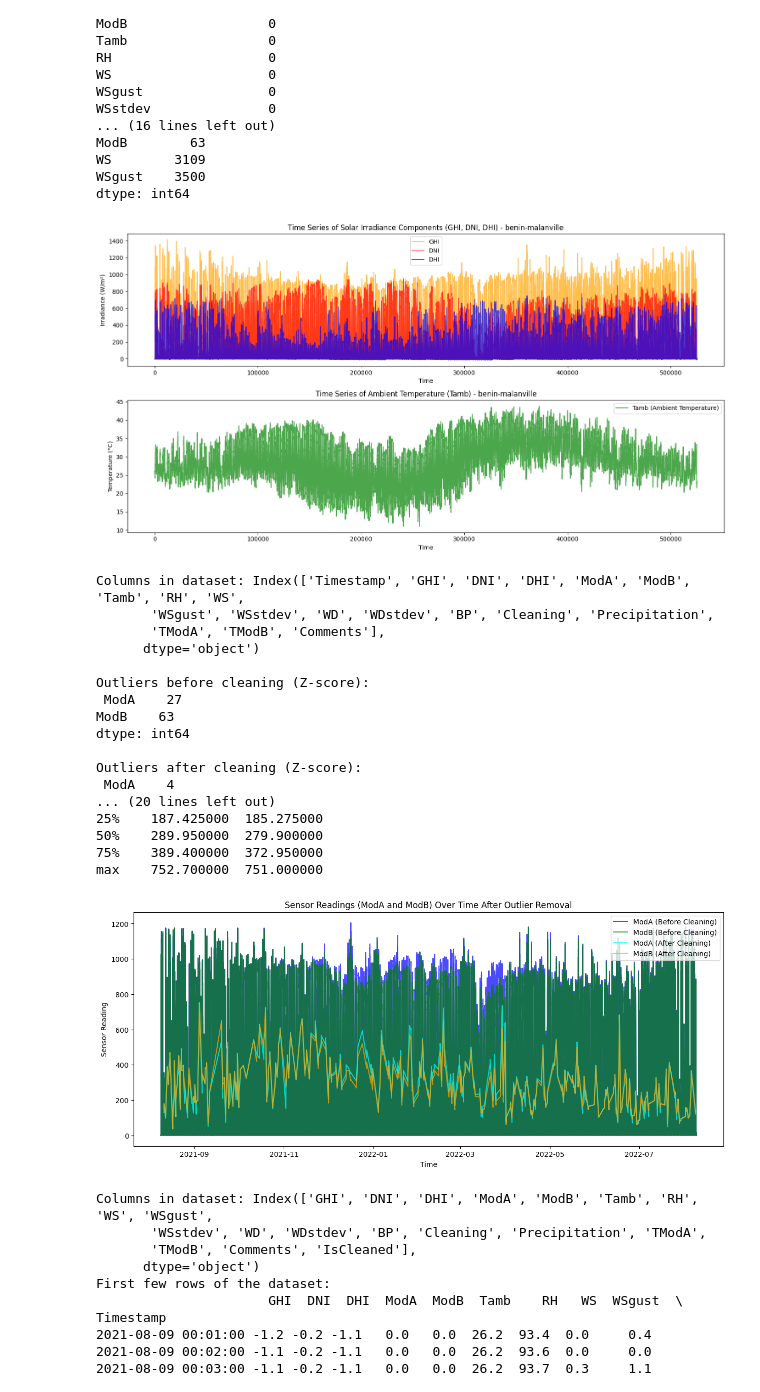
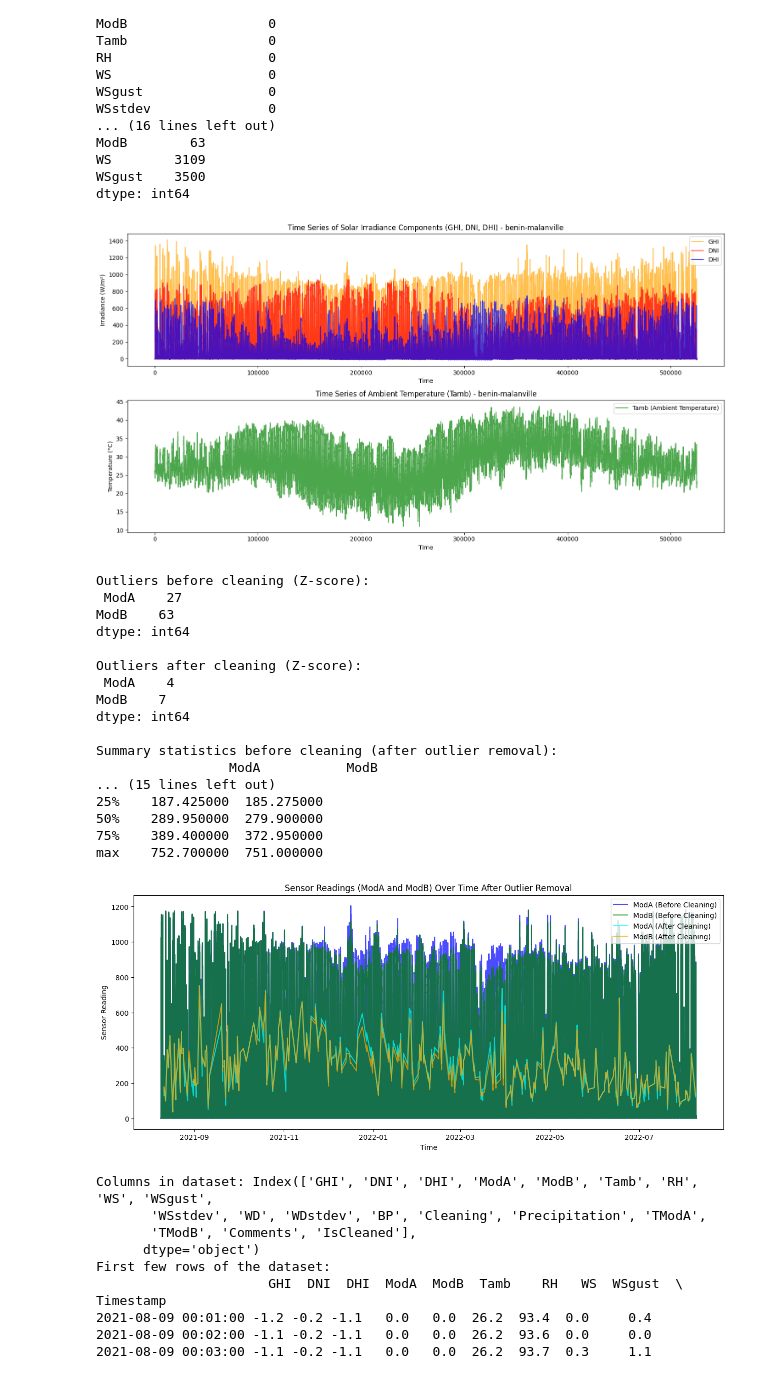
Before and after one commit to Ethel-Star/W01Test01Eth, a Jupyter notebook: notebooks/EtEDA.ipynb, the cells around one changed output. Drawn from its saved outputs; the diff is of its cells as text; code cells hidden in the pictures.

```diff
--- a/notebooks/EtEDA.ipynb
+++ b/notebooks/EtEDA.ipynb
@@ -78,46 +78,45 @@ WS        3109
 WSgust    3500
 dtype: int64
 # %%
+import matplotlib.pyplot as plo
+
 # Time Series Analysis
 plo.figure(figsize=(15, 8))
 
 # Plotting GHI, DNI, DHI
 plo.subplot(2, 1, 1)
 plo.plot(dt_ben.index, dt_ben['GHI'], label='GHI', color='orange', alpha=0.7)
 plo.plot(dt_ben.index, dt_ben['DNI'], label='DNI', color='red', alpha=0.7)
 plo.plot(dt_ben.index, dt_ben['DHI'], label='DHI', color='blue', alpha=0.7)
 plo.title('Time Series of Solar Irradiance Components (GHI, DNI, DHI) - benin-malanville')
 plo.xlabel('Time')
 plo.ylabel('Irradiance (W/m²)')
-plo.legend()
+# Specify legend location to avoid performance issues
+plo.legend(loc='upper right')
 
 # Plotting Tamb (Ambient Temperature)
 plo.subplot(2, 1, 2)
 plo.plot(dt_ben.index, dt_ben['Tamb'], label='Tamb (Ambient Temperature)', color='green', alpha=0.7)
 plo.title('Time Series of Ambient Temperature (Tamb) - benin-malanville')
 plo.xlabel('Time')
 plo.ylabel('Temperature (°C)')
-plo.legend()
+# Specify legend location to avoid performance issues
+plo.legend(loc='upper right')
 
 plo.tight_layout()
 plo.show()
 # %% [output]
-[figure, old version]
+[figure, new version]
 # %%
 # Evaluating the impact of data: cleaning the coulumn on the sensor readings (ModA, ModB)
 dt_ben = pad.read_csv('benin-malanville.csv')
-print("Columns in dataset:", dt_ben.columns)
-
 dt_ben['Timestamp'] = pad.to_datetime(dt_ben['Timestamp'])
-
 #  'Timestamp' as the index
 dt_ben.set_index('Timestamp', inplace=True)
 dt_ben['IsCleaned'] = dt_ben['Cleaning'] == 1  # Assuming '1' indicates cleaning
-
 # data before and after cleaning datasets
 before_cleaning = dt_ben[dt_ben['IsCleaned'] == False][['ModA', 'ModB']]
 after_cleaning = dt_ben[dt_ben['IsCleaned'] == True][['ModA', 'ModB']]
-
 # Dtect outlier as we did before using Z-score ,
 # IQR can be used based on data distribution (symetric or non symetric)
 def detect_outliers_z_score(data, threshold=3):
@@ -126,35 +125,26 @@ def detect_outliers_z_score(data, threshold=3):
     # Identify outliers
     is_outlier = (num.abs(z_scores) > threshold)
     return is_outlier.sum()
-
 # Number of outliers before and after cleaning using Z-score
 outliers_before_cleaning = before_cleaning.apply(detect_outliers_z_score)
 outliers_after_cleaning = after_cleaning.apply(detect_outliers_z_score)
-
 print("\nOutliers before cleaning (Z-score):\n", outliers_before_cleaning)
 print("\nOutliers after cleaning (Z-score):\n", outliers_after_cleaning)
-
 # Remove outliers based on Z-score
 def remove_outliers_z_score(data, threshold=3):
     z_scores = (data - data.mean()) / data.std()
     # Remove outliers
     filtered_data = data[~(num.abs(z_scores) > threshold).any(axis=1)]
     return filtered_data
-
-# Remove outliers from before and after cleaning datasets
 before_cleaning_cleaned = remove_outliers_z_score(before_cleaning)
 after_cleaning_cleaned = remove_outliers_z_score(after_cleaning)
-
 #Summary statistics after outlier removal
 before_stats_cleaned = before_cleaning_cleaned.describe()
 after_stats_cleaned = after_cleaning_cleaned.describe()
-
 print("\nSummary statistics before cleaning (after outlier removal):\n", before_stats_cleaned)
 print("\nSummary statistics after cleaning (after outlier removal):\n", after_stats_cleaned)
-
 # Visualize the cleaned data (after removing outliers)
 plo.figure(figsize=(15, 6))
-
 plo.plot(before_cleaning_cleaned.index, before_cleaning_cleaned['ModA'], label='ModA (Before Cleaning)', color='blue', alpha=0.7)
 plo.plot(before_cleaning_cleaned.index, before_cleaning_cleaned['ModB'], label='ModB (Before Cleaning)', color='green', alpha=0.7)
 plo.plot(after_cleaning_cleaned.index, after_cleaning_cleaned['ModA'], label='ModA (After Cleaning)', color='cyan', alpha=0.7)
@@ -166,11 +156,6 @@ plo.ylabel('Sensor Reading')
 plo.legend()
 plo.show()
 # %% [output]
-Columns in dataset: Index(['Timestamp', 'GHI', 'DNI', 'DHI', 'ModA', 'ModB', 'Tamb', 'RH', 'WS',
-       'WSgust', 'WSstdev', 'WD', 'WDstdev', 'BP', 'Cleaning', 'Precipitation',
-       'TModA', 'TModB', 'Comments'],
-      dtype='object')
-
 Outliers before cleaning (Z-score):
  ModA    27
 ModB    63
@@ -178,7 +163,12 @@ dtype: int64
 
 Outliers after cleaning (Z-score):
  ModA    4
-... (20 lines left out)
+ModB    7
+dtype: int64
+
+Summary statistics before cleaning (after outlier removal):
+                 ModA           ModB
+... (15 lines left out)
 25%    187.425000  185.275000
 50%    289.950000  279.900000
 75%    389.400000  372.950000
```
Also changed, not shown: parts of 1 cell of this notebook.
